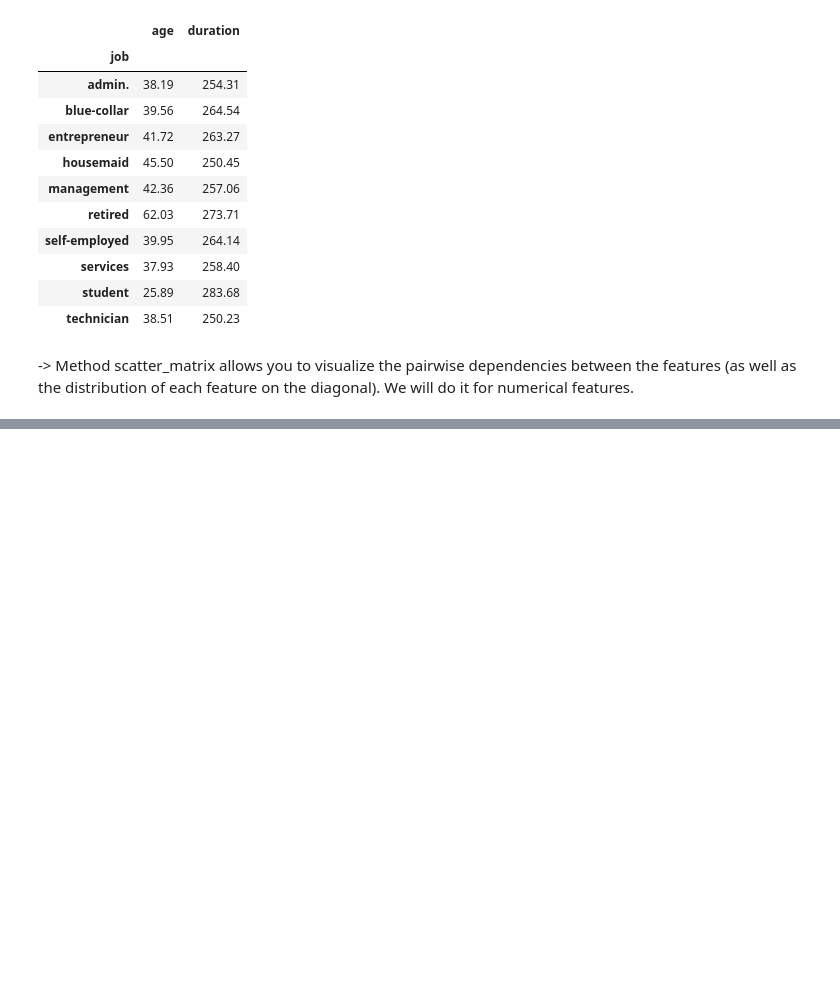
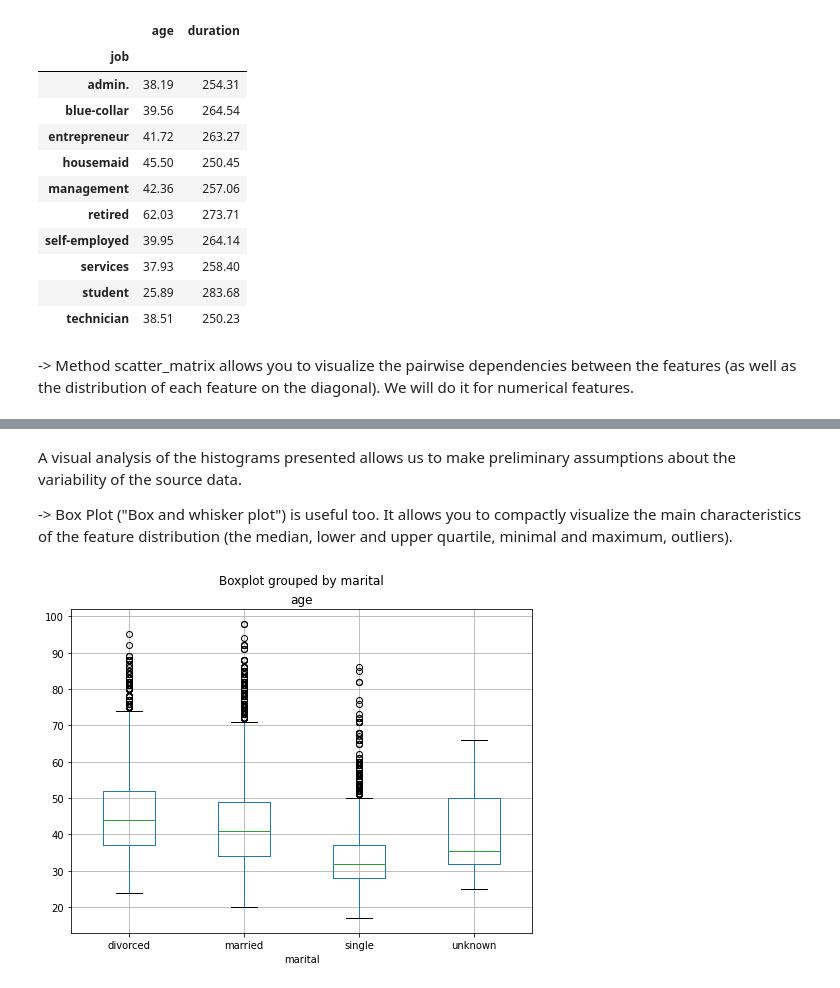
Before and after one commit to ELVAN13091999/my-first-binder, a Jupyter notebook: EDA_Using_Pandas_Framework.ipynb, the cells around one changed output, grey strips where cells are left out. Drawn from its saved outputs; the diff is of its cells as text; code cells hidden in the pictures; blank space fills up the shorter version.

```diff
--- a/EDA_Using_Pandas_Framework.ipynb
+++ b/EDA_Using_Pandas_Framework.ipynb
@@ -322,0 +357,10 @@ ModuleNotFoundError: No module named 'scipy'
+# %% [markdown]
+A visual analysis of the histograms presented allows us to make preliminary assumptions about the variability of the source data.
+
+-> Box Plot ("Box and whisker plot") is useful too. It allows you to compactly visualize the main characteristics of the feature distribution (the median, lower and upper quartile, minimal and maximum, outliers).
+# %%
+df.boxplot(column = "age",
+           by = "marital")
+plt.show()
+# %% [output]
+[figure, added]
```
Also changed, not shown: parts of 15 cells of this notebook.
